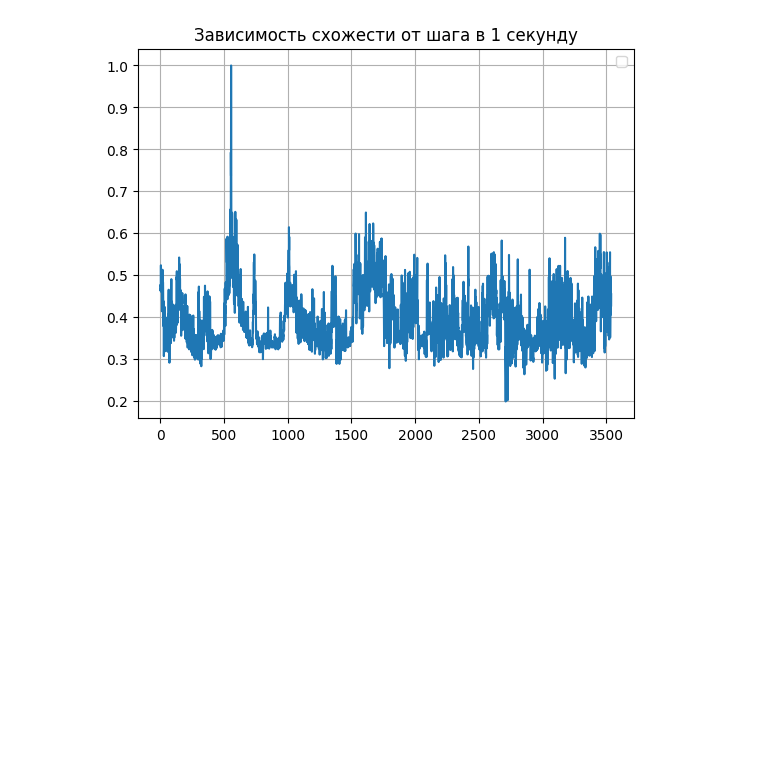
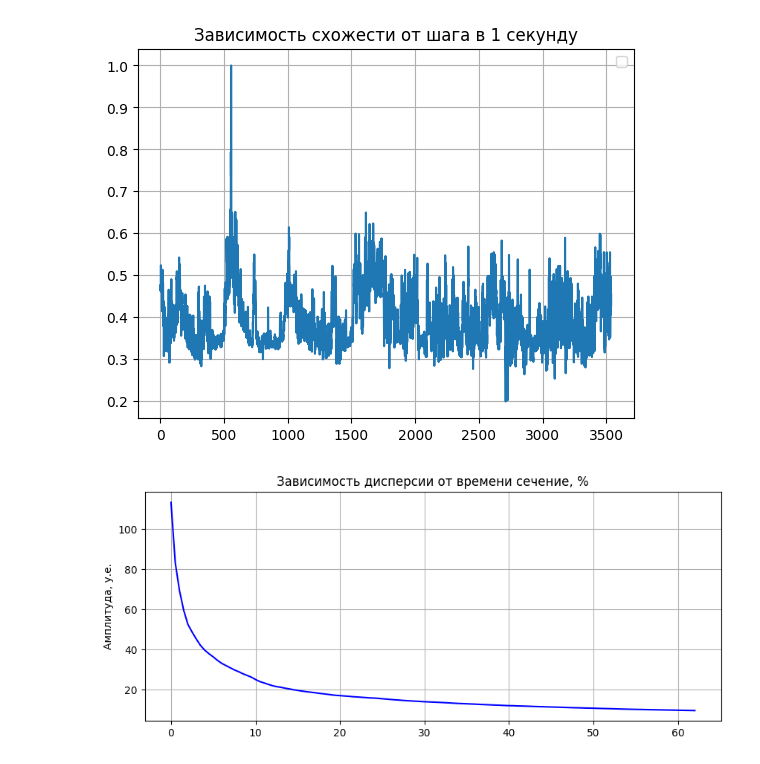
Before and after one commit to bdExplore/Scientific, a Jupyter notebook: Python/DJISummer.ipynb, the cells around one changed output. Cells and saved outputs as stored; diff of their text form; code cells hidden in the pictures; blank space fills up the shorter version.

```diff
--- a/Python/DJISummer.ipynb
+++ b/Python/DJISummer.ipynb
@@ -319,3 +362,10 @@ plt.title('Спектр корреляции по t 1 и 2 половинок д
 plt.grid(True)
 plt.xlim(-2000, 2000)
 plt.show()
+# %%
+t_sep = 0.5
+t_arr = np.arange(int(len(data1_0db)/Fs)/t_sep+1)*t_sep
+var_data = variation_data(data1_0db, t_sep, s_r = Fs)
+plot1(t_arr, var_data, 'Зависимость дисперсии от времени, %')
+# %% [output]
+[figure, added]
```
Also changed, not shown: parts of 4 cells of this notebook, 1 other file.
